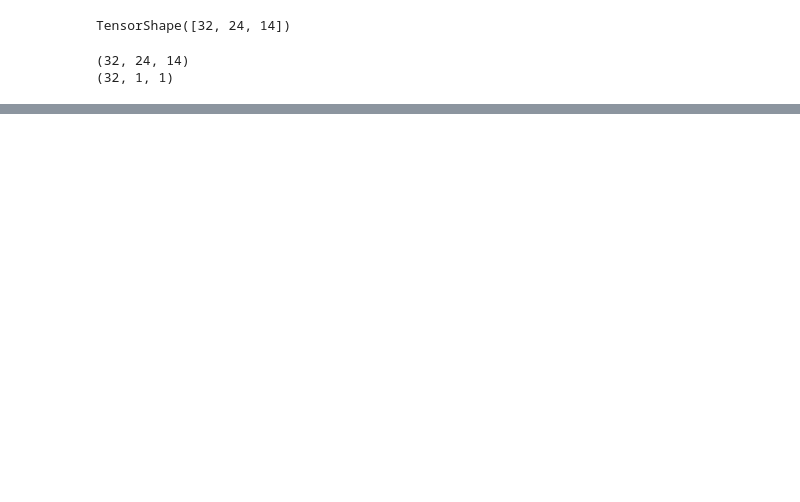
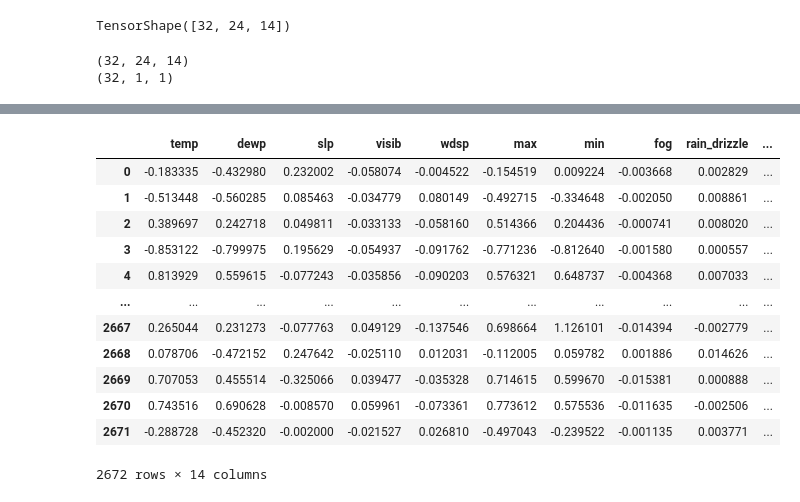
Before and after one commit to tward90/LSTM_Weather_Forecast, a Jupyter notebook: WeatherModelTrain.ipynb, the cells around one changed output, grey strips where cells are left out. Drawn from its saved outputs; the diff is of its cells as text; code cells hidden in the pictures; blank space fills up the shorter version.

```diff
--- a/WeatherModelTrain.ipynb
+++ b/WeatherModelTrain.ipynb
@@ -225,0 +252,16 @@ plt.show()
+# %%
+output_df
+# %% [output]
+|  | temp | dewp | slp | visib | wdsp | max | min | fog | rain_drizzle | ... |
+| 0 | -0.183335 | -0.432980 | 0.232002 | -0.058074 | -0.004522 | -0.154519 | 0.009224 | -0.003668 | 0.002829 | ... |
+| 1 | -0.513448 | -0.560285 | 0.085463 | -0.034779 | 0.080149 | -0.492715 | -0.334648 | -0.002050 | 0.008861 | ... |
+| 2 | 0.389697 | 0.242718 | 0.049811 | -0.033133 | -0.058160 | 0.514366 | 0.204436 | -0.000741 | 0.008020 | ... |
+| 3 | -0.853122 | -0.799975 | 0.195629 | -0.054937 | -0.091762 | -0.771236 | -0.812640 | -0.001580 | 0.000557 | ... |
+| 4 | 0.813929 | 0.559615 | -0.077243 | -0.035856 | -0.090203 | 0.576321 | 0.648737 | -0.004368 | 0.007033 | ... |
+| ... | ... | ... | ... | ... | ... | ... | ... | ... | ... | ... |
+| 2667 | 0.265044 | 0.231273 | -0.077763 | 0.049129 | -0.137546 | 0.698664 | 1.126101 | -0.014394 | -0.002779 | ... |
+| 2668 | 0.078706 | -0.472152 | 0.247642 | -0.025110 | 0.012031 | -0.112005 | 0.059782 | 0.001886 | 0.014626 | ... |
+| 2669 | 0.707053 | 0.455514 | -0.325066 | 0.039477 | -0.035328 | 0.714615 | 0.599670 | -0.015381 | 0.000888 | ... |
+| 2670 | 0.743516 | 0.690628 | -0.008570 | 0.059961 | -0.073361 | 0.773612 | 0.575536 | -0.011635 | -0.002506 | ... |
+| 2671 | -0.288728 | -0.452320 | -0.002000 | -0.021527 | 0.026810 | -0.497043 | -0.239522 | -0.001135 | 0.003771 | ... |
+2672 rows × 14 columns
```
Also changed, not shown: parts of 15 cells of this notebook.
